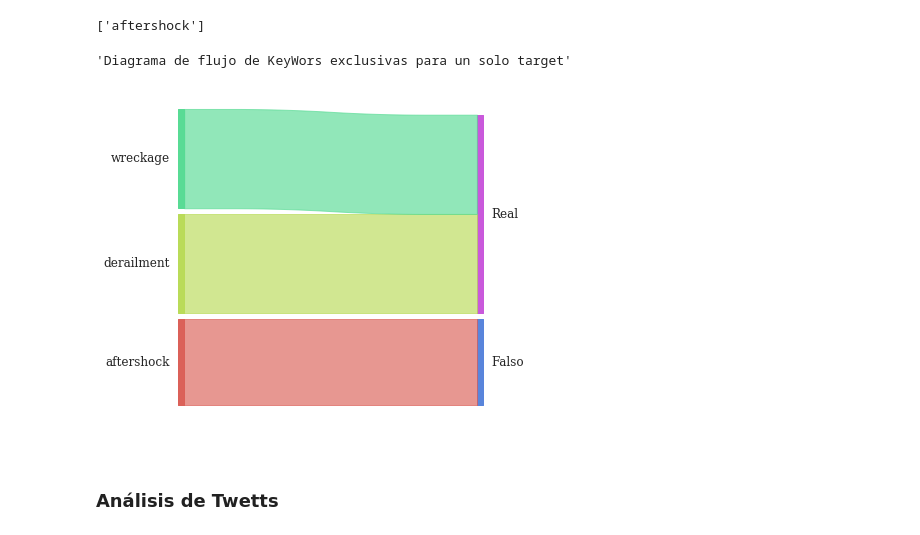
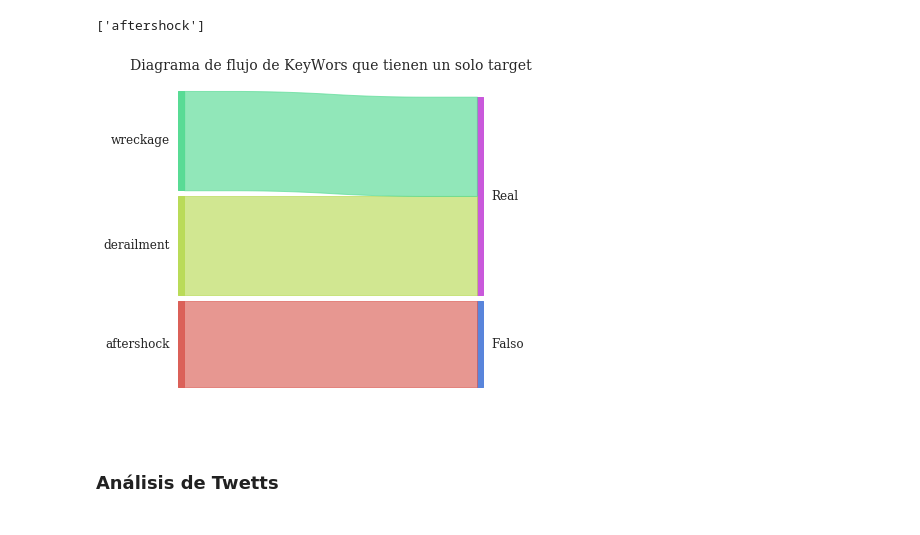
Before and after one commit to miguelAfonzalida/75.06-TP1-Grupo1, a Jupyter notebook: TP1_MF.ipynb, the cells around one changed output. Cells and saved outputs as stored; diff of their text form; code cells hidden in the pictures.

```diff
--- a/TP1_MF.ipynb
+++ b/TP1_MF.ipynb
@@ -280,11 +290,10 @@ key_0_exclusiva
 # %%
 key_w =df.loc[(df['keyword']== 'aftershock')|(df['keyword']== 'derailment')|(df['keyword']== 'derbis')|(df['keyword']== 'wreckage'),]
 from pySankey import sankey
-display('Diagrama de flujo de KeyWors exclusivas para un solo target')
 sankey.sankey(key_w['keyword'],key_w['Veracidad'],aspect=20, fontsize=12)
+plt.title('Diagrama de flujo de KeyWors que tienen un solo target',fontsize=14);
 # %% [output]
-'Diagrama de flujo de KeyWors exclusivas para un solo target'
-[figure, old version]
+[figure, new version]
 # %% [markdown]
 ### Análisis de Twetts
 # %% [markdown]
```
Also changed, not shown: parts of 37 cells of this notebook.
